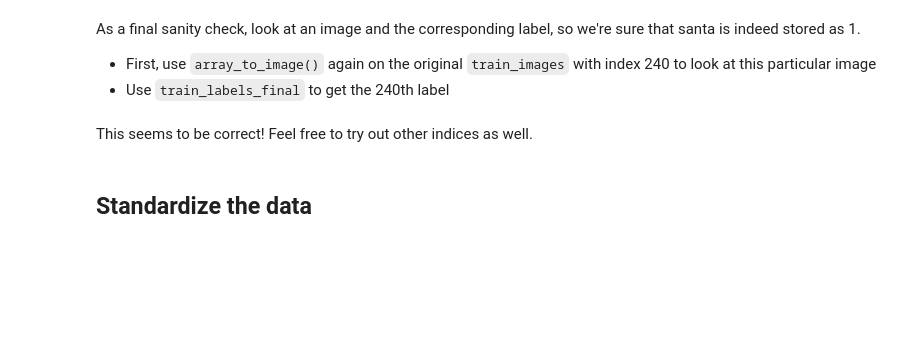
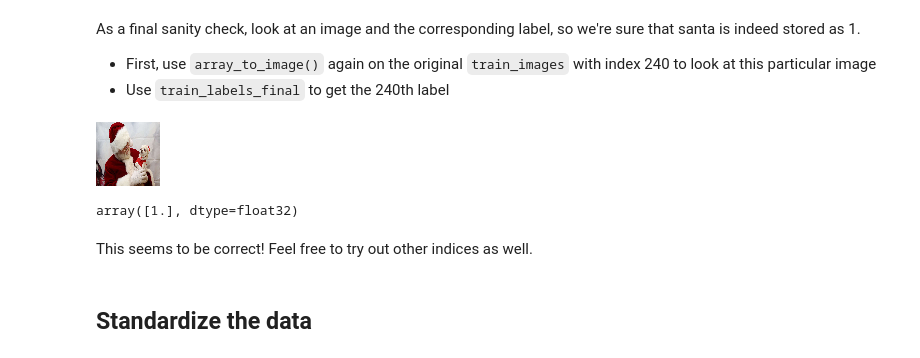
Before and after one commit to dendar/dsc-introduction-to-neural-networks-lab, a Jupyter notebook: index.ipynb, the cells around one changed output. Drawn from its saved outputs; the diff is of its cells as text; code cells hidden in the pictures; blank space fills up the shorter version.

```diff
--- a/index.ipynb
+++ b/index.ipynb
@@ -126,9 +161,15 @@ As a final sanity check, look at an image and the corresponding label, so we're
 - First, use `array_to_image()` again on the original `train_images` with index 240 to look at this particular image
 - Use `train_labels_final` to get the 240th label
 # %%
-# Preview train image at index 240
+# Preview train image at index
+array_to_img(train_images[240])
+# %% [output]
+[figure, added]
 # %%
 # Preview train label at index 240
+train_labels_final[:, 240]
+# %% [output]
+array([1.], dtype=float32)
 # %% [markdown]
 This seems to be correct! Feel free to try out other indices as well.
 # %% [markdown]
```
Also changed, not shown: parts of 27 cells of this notebook.
